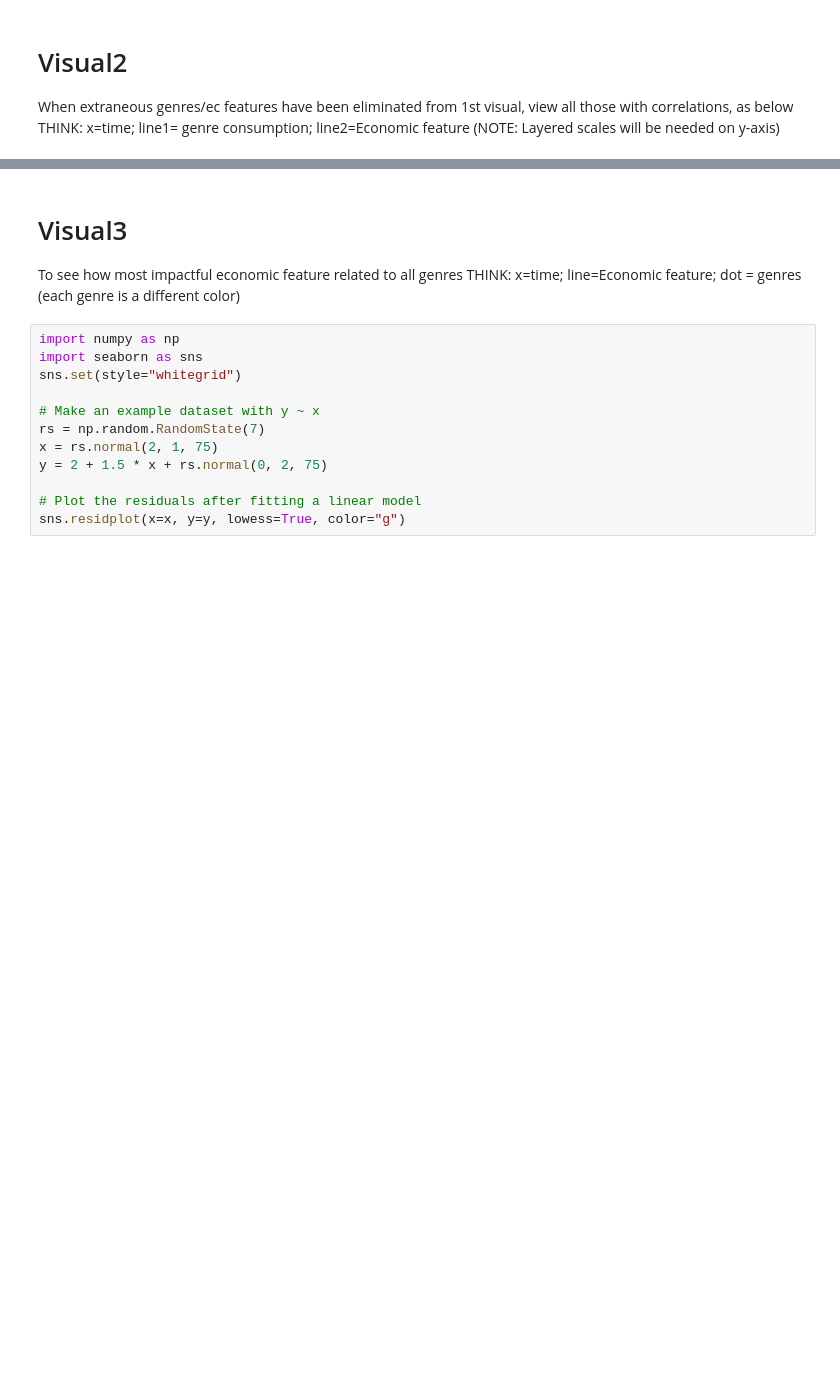
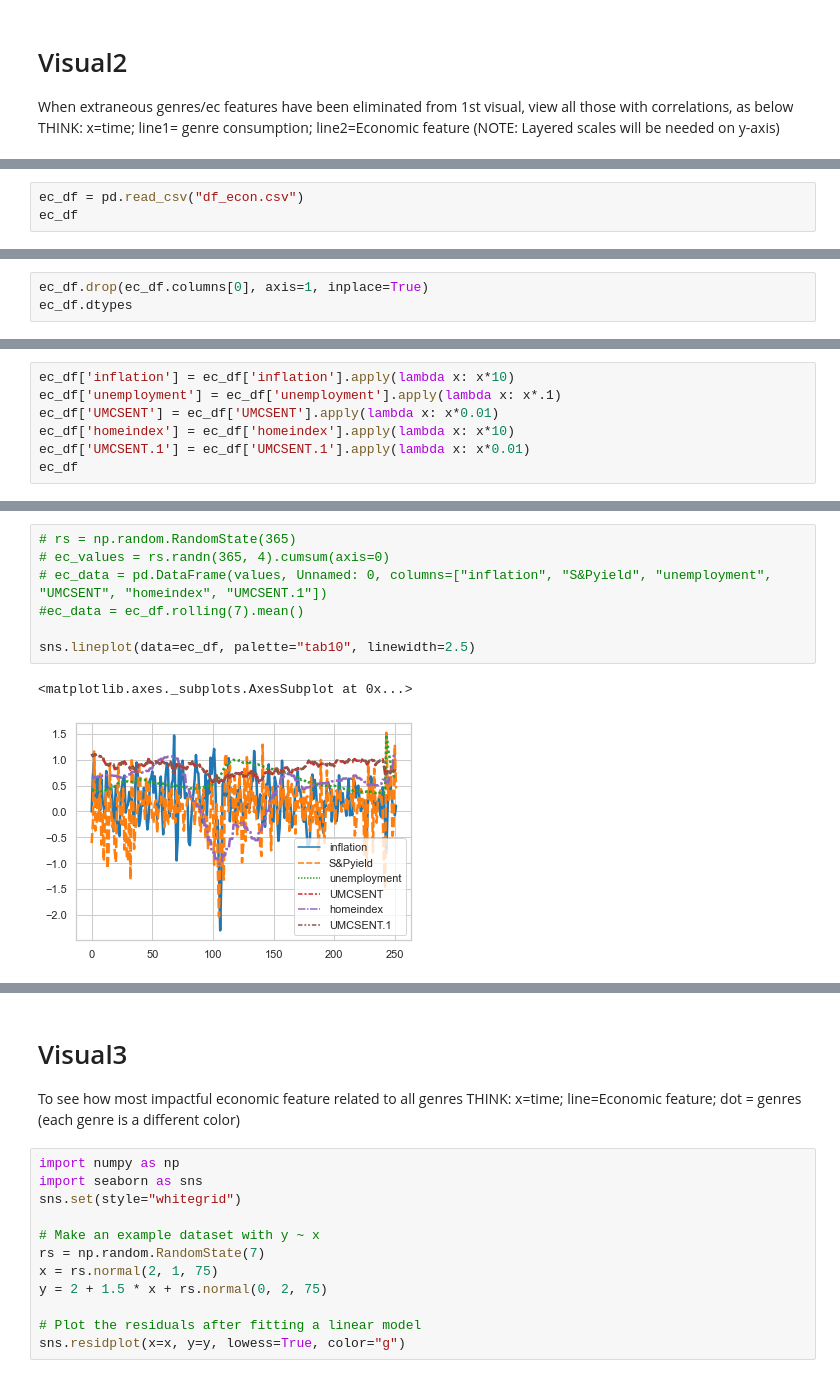
Before and after one commit to emilymcdaniel/Final_Project, a Jupyter notebook: Visuals/Visual examples.ipynb, the cells around one changed output, grey strips where cells are left out. Drawn from its saved outputs; the diff is of its cells as text; blank space fills up the shorter version.

```diff
--- a/Visuals/Visual examples.ipynb
+++ b/Visuals/Visual examples.ipynb
@@ -46,3 +120,6 @@ sns.lineplot(data=data, palette="tab10", linewidth=2.5)
 # %% [output]
 <matplotlib.axes._subplots.AxesSubplot at 0x...>
 [figure]
+# %%
+ec_df = pd.read_csv("df_econ.csv")
+ec_df
@@ -48,0 +140,3 @@ sns.lineplot(data=data, palette="tab10", linewidth=2.5)
+# %%
+ec_df.drop(ec_df.columns[0], axis=1, inplace=True)
+ec_df.dtypes
@@ -48,0 +151,7 @@ sns.lineplot(data=data, palette="tab10", linewidth=2.5)
+# %%
+ec_df['inflation'] = ec_df['inflation'].apply(lambda x: x*10)
+ec_df['unemployment'] = ec_df['unemployment'].apply(lambda x: x*.1)
+ec_df['UMCSENT'] = ec_df['UMCSENT'].apply(lambda x: x*0.01)
+ec_df['homeindex'] = ec_df['homeindex'].apply(lambda x: x*10)
+ec_df['UMCSENT.1'] = ec_df['UMCSENT.1'].apply(lambda x: x*0.01)
+ec_df
@@ -48,0 +172,10 @@ sns.lineplot(data=data, palette="tab10", linewidth=2.5)
+# %%
+# rs = np.random.RandomState(365)
+# ec_values = rs.randn(365, 4).cumsum(axis=0)
+# ec_data = pd.DataFrame(values, Unnamed: 0, columns=["inflation", "S&Pyield", "unemployment", "UMCSENT", "homeindex", "UMCSENT.1"])
+#ec_data = ec_df.rolling(7).mean()
+
+sns.lineplot(data=ec_df, palette="tab10", linewidth=2.5)
+# %% [output]
+<matplotlib.axes._subplots.AxesSubplot at 0x...>
+[figure, added]
```
Also changed, not shown: parts of 14 cells of this notebook.
